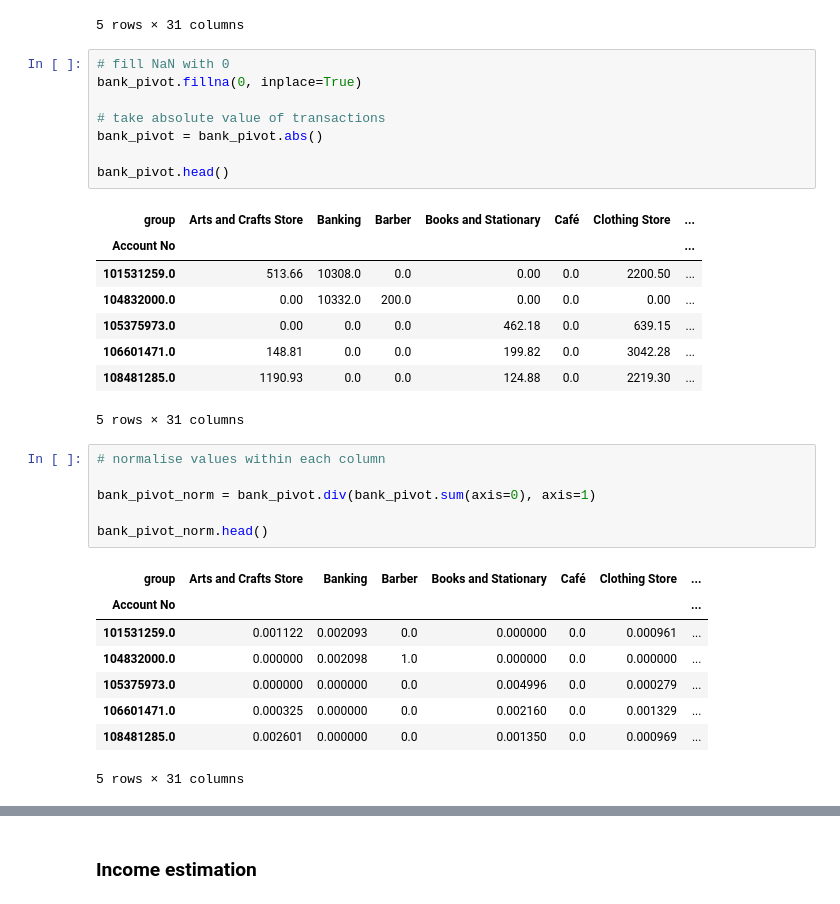
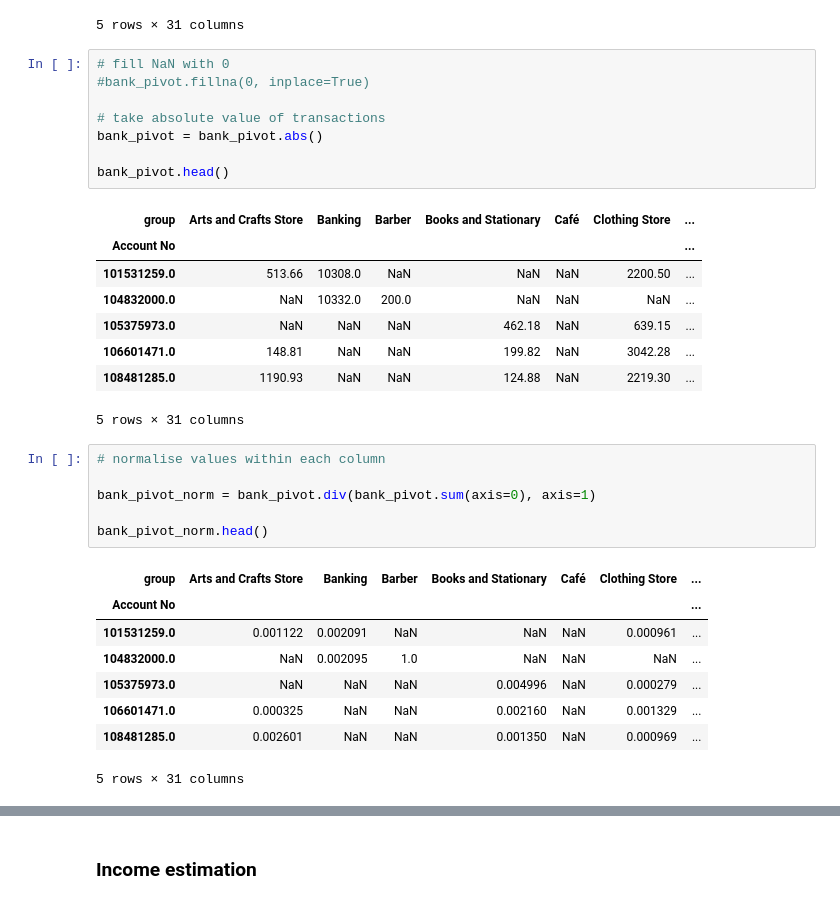
Before and after one commit to UoB-DSMP-2023-24/dsmp-2024-group-38, a Jupyter notebook: UMAP_HDBSCAN_clustering_dataset2.ipynb, the cells around one changed output, grey strips where cells are left out. Saved outputs shown, nothing was run; the diff lists cells and outputs as text.

```diff
--- a/UMAP_HDBSCAN_clustering_dataset2.ipynb
+++ b/UMAP_HDBSCAN_clustering_dataset2.ipynb
@@ -58,20 +58,20 @@ bank_pivot.head()
 5 rows × 31 columns
 # %%
 # fill NaN with 0
-bank_pivot.fillna(0, inplace=True)
+#bank_pivot.fillna(0, inplace=True)
 
 # take absolute value of transactions
 bank_pivot = bank_pivot.abs()
 
 bank_pivot.head()
 # %% [output]
 | group | Arts and Crafts Store | Banking | Barber | Books and Stationary | Café | Clothing Store | ... |
 | Account No |  |  |  |  |  |  | ... |
-| 101531259.0 | 513.66 | 10308.0 | 0.0 | 0.00 | 0.0 | 2200.50 | ... |
-| 104832000.0 | 0.00 | 10332.0 | 200.0 | 0.00 | 0.0 | 0.00 | ... |
-| 105375973.0 | 0.00 | 0.0 | 0.0 | 462.18 | 0.0 | 639.15 | ... |
-| 106601471.0 | 148.81 | 0.0 | 0.0 | 199.82 | 0.0 | 3042.28 | ... |
-| 108481285.0 | 1190.93 | 0.0 | 0.0 | 124.88 | 0.0 | 2219.30 | ... |
+| 101531259.0 | 513.66 | 10308.0 | NaN | NaN | NaN | 2200.50 | ... |
+| 104832000.0 | NaN | 10332.0 | 200.0 | NaN | NaN | NaN | ... |
+| 105375973.0 | NaN | NaN | NaN | 462.18 | NaN | 639.15 | ... |
+| 106601471.0 | 148.81 | NaN | NaN | 199.82 | NaN | 3042.28 | ... |
+| 108481285.0 | 1190.93 | NaN | NaN | 124.88 | NaN | 2219.30 | ... |
 5 rows × 31 columns
 # %%
 # normalise values within each column
@@ -82,9 +82,9 @@ bank_pivot_norm.head()
 # %% [output]
 | group | Arts and Crafts Store | Banking | Barber | Books and Stationary | Café | Clothing Store | ... |
 | Account No |  |  |  |  |  |  | ... |
-| 101531259.0 | 0.001122 | 0.002093 | 0.0 | 0.000000 | 0.0 | 0.000961 | ... |
-| 104832000.0 | 0.000000 | 0.002098 | 1.0 | 0.000000 | 0.0 | 0.000000 | ... |
-| 105375973.0 | 0.000000 | 0.000000 | 0.0 | 0.004996 | 0.0 | 0.000279 | ... |
-| 106601471.0 | 0.000325 | 0.000000 | 0.0 | 0.002160 | 0.0 | 0.001329 | ... |
-| 108481285.0 | 0.002601 | 0.000000 | 0.0 | 0.001350 | 0.0 | 0.000969 | ... |
+| 101531259.0 | 0.001122 | 0.002091 | NaN | NaN | NaN | 0.000961 | ... |
+| 104832000.0 | NaN | 0.002095 | 1.0 | NaN | NaN | NaN | ... |
+| 105375973.0 | NaN | NaN | NaN | 0.004996 | NaN | 0.000279 | ... |
+| 106601471.0 | 0.000325 | NaN | NaN | 0.002160 | NaN | 0.001329 | ... |
+| 108481285.0 | 0.002601 | NaN | NaN | 0.001350 | NaN | 0.000969 | ... |
 5 rows × 31 columns
```
Also changed, not shown: parts of 4 cells of this notebook, 1 other file.
